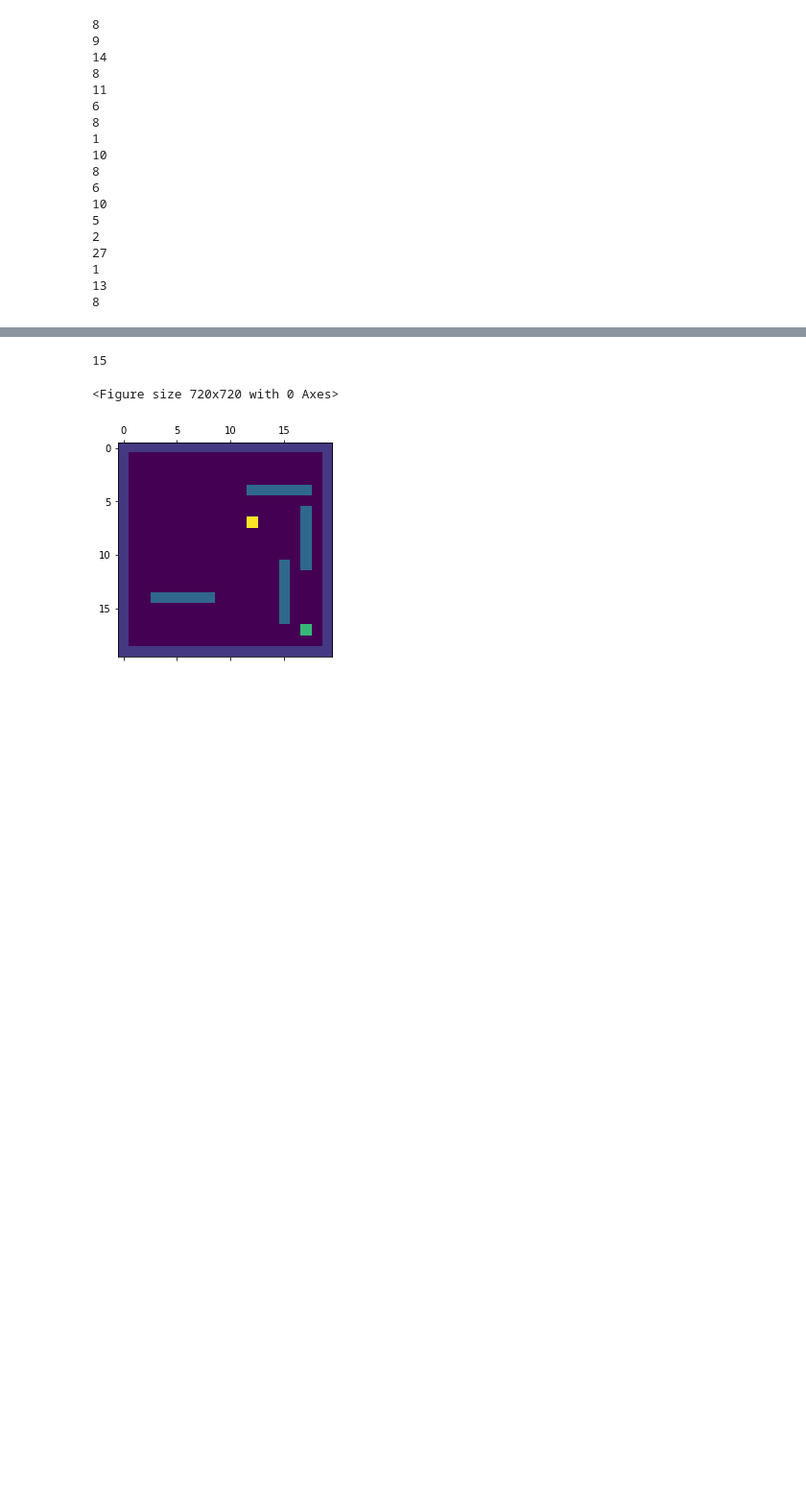
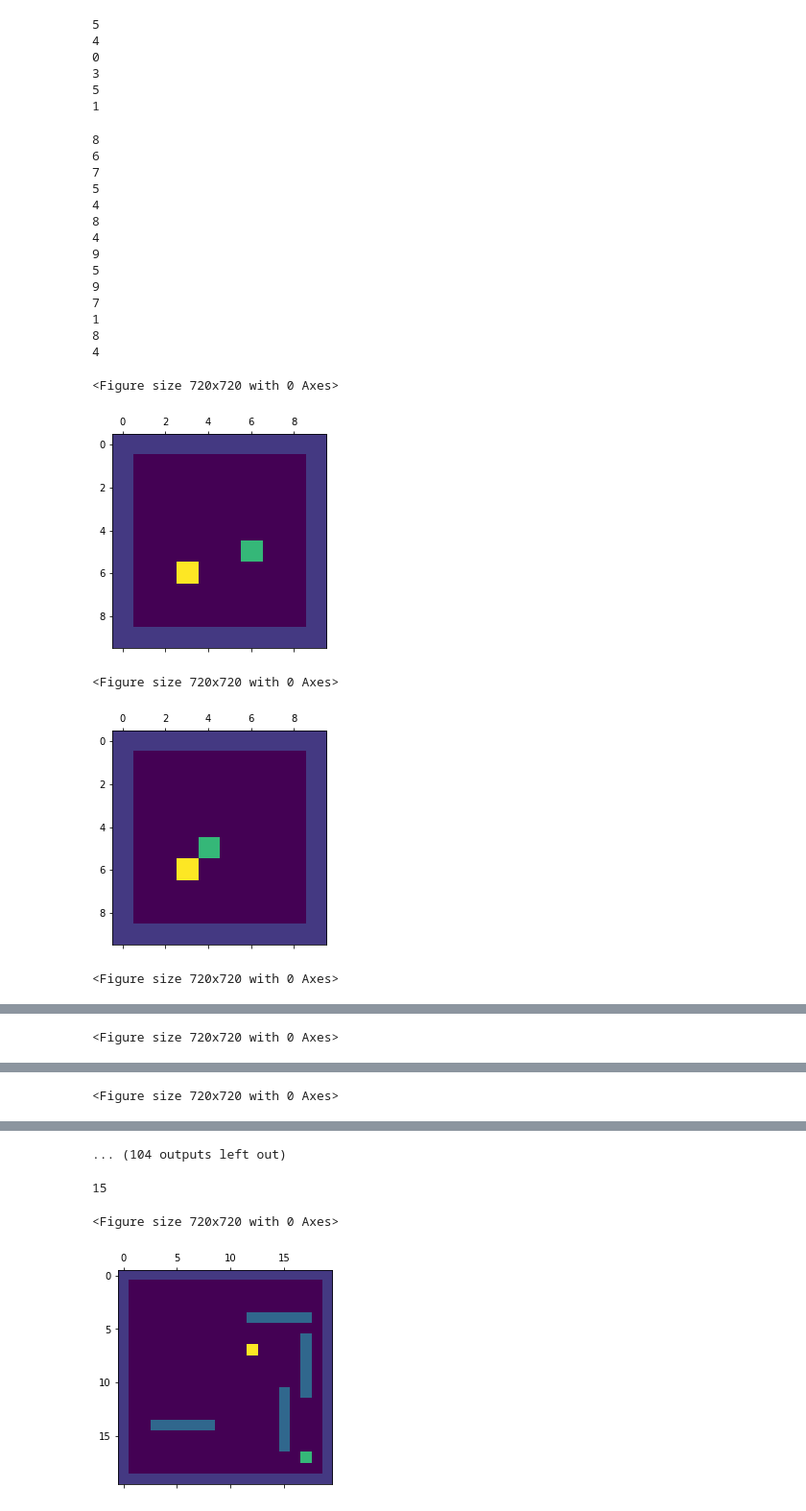
Before and after one commit to fpedd/ees-pees, a Jupyter notebook: backend/fakegym/PPO1_learn_mats.ipynb, the cells around one changed output, grey strips where cells are left out. Shown at 96% size. Cells and saved outputs as stored; diff of their text form; code cells hidden in the pictures; blank space fills up the shorter version.

```diff
--- a/backend/fakegym/PPO1_learn_mats.ipynb
+++ b/backend/fakegym/PPO1_learn_mats.ipynb
@@ -137,28 +147,38 @@ Loading a model without an environment, this model cannot be trained until it ha
 # %%
 for i in range(20):
     env = MyEnv()
     for _ in range(max_num_steps):
         action, _states = model.predict(obs)
         obs, rewards, done, info = env.step(action)
+
+        if _ % 2:
+            env.render()
         if done is True:
             print(_)
             break
 # %% [output]
-8
-9
-14
-8
-11
-6
-8
+5
+4
+0
+3
+5
 1
-10
-8
-6
-10
-5
-2
-27
-1
-13
-8
+8
+6
+7
+5
+4
+8
+4
+9
+5
+9
+7
+1
+8
+4
+<Figure size 720x720 with 0 Axes>
+[figure, added]
+<Figure size 720x720 with 0 Axes>
+[figure, added]
+<Figure size 720x720 with 0 Axes>
@@ -164,0 +186 @@ for i in range(20):
+<Figure size 720x720 with 0 Axes>
@@ -164,0 +188 @@ for i in range(20):
+<Figure size 720x720 with 0 Axes>
@@ -165,3 +190,4 @@ for i in range(20):
+... (104 outputs left out)
 # %%
 env = MyEnv(N=20)
 for _ in range(max_num_steps):
```
Also changed, not shown: parts of 6 cells of this notebook, 3 other files.
